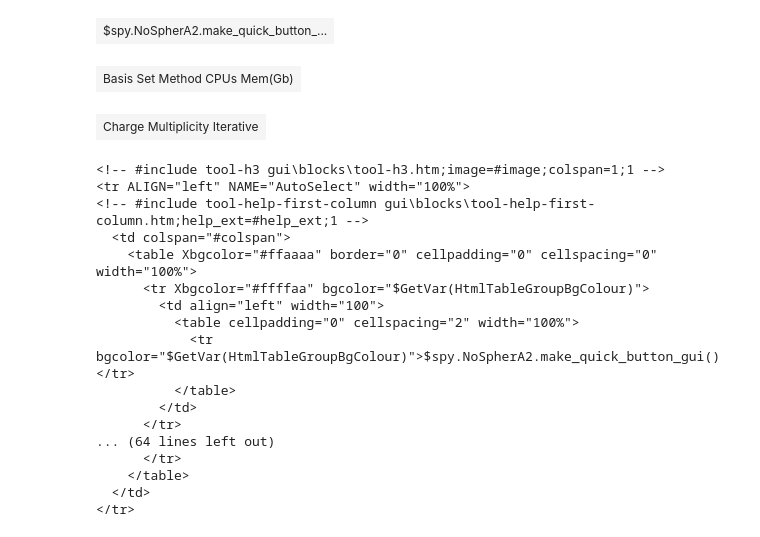
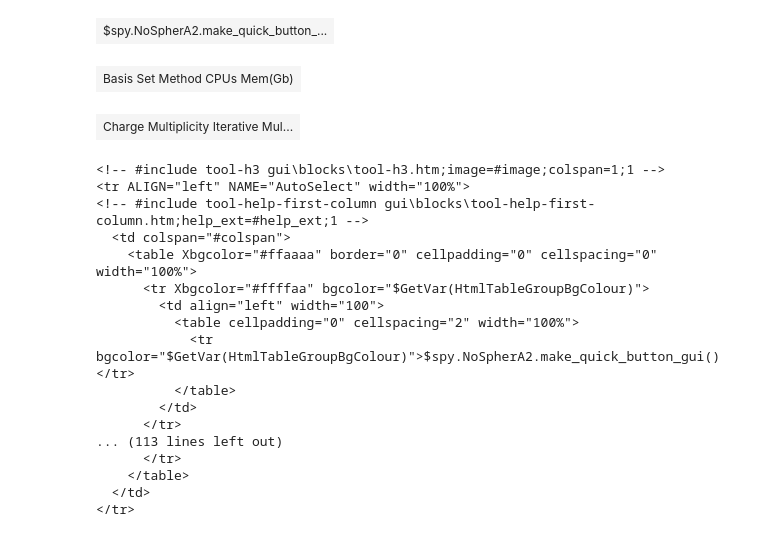
Before and after one commit to MilitaoLucas/PyOLXGUI, a Jupyter notebook: testing_complete_occ.ipynb, the cells around one changed output. Cells and saved outputs as stored; diff of their text form; code cells hidden in the pictures.

```diff
--- a/testing_complete_occ.ipynb
+++ b/testing_complete_occ.ipynb
@@ -17,7 +17,6 @@ from math import floor
 sec = H3Section()
 sec.preview_width = "100%"
 config = TableConfig()
-# config.children_width = f"{floor(100*1/4)}%"
 config.tr2_parameters["bgcolor"] = "$GetVar(HtmlTableGroupBgColour)"
 line1 = Line("AutoSelect", config=config)
 line1.add("$spy.NoSpherA2.make_quick_button_gui()")
@@ -50,39 +49,60 @@ memory = InputText("NoSpherA2_mem",
                    txt_label="Mem(Gb)",
                    value="spy.GetParam('snum.NoSpherA2.mem')",
                    onchange="spy.SetParam('snum.NoSpherA2.mem', html.GetValue('~name~'))",
-                   label_left=True, tdwidth="20%")
+                   tdwidth="20%"
+                   )
 line2.add(basis_set, method, CPUs, memory)
 sec.add(line2)
+config.table2_parameters["width"] = "100%"
 line3 = Line("third", config=config)
 charge_spin = InputSpinner("SET_CHARGE",
                            txt_label="Charge",
                            value='$spy.GetParam(snum.NoSpherA2.charge)',
                            onchange='spy.SetParam(snum.NoSpherA2.charge,html.GetValue(~name~))',
-                           label_left=True,
+                           width="100%"
                            )
 
 multiplicity_spin = InputSpinner(bgcolor="spy.GetParam(gui.html.input_bg_colour)",
                                  min='1',
                                  txt_label="Multiplicity",
                                  name='SET_SNUM_MULTIPLICITY',
                                  value='$spy.GetParam(snum.NoSpherA2.multiplicity)',
                                  onchange="spy.SetParam(snum.NoSpherA2.multiplicity,html.GetValue(~name~))",
-                                 label_left=True,
-                           )
+                                 width="100%"
+                                 )
 checkbox = InputCheckbox(name="Iterative",
                          txt_label="Iterative",
                          checked="spy.GetParam('snum.NoSpherA2.full_HAR')",
                          oncheck="spy.NoSpherA2.toggle_full_HAR()",
                          bgcolor="GetVar(HtmlTableFirstcolColour)",
                          onuncheck="spy.NoSpherA2.toggle_full_HAR()",
+                         tdwidth=None
+                         )
+
+max_cycles = InputSpinner(bgcolor="spy.GetParam(gui.html.input_bg_colour)",
+                          min='1',
+                          txt_label="Multiplicity",
+                          name='SET_SNUM_MULTIPLICITY',
+                          value='$spy.GetParam(snum.NoSpherA2.multiplicity)',
+                          onchange="spy.SetParam(snum.NoSpherA2.multiplicity,html.GetValue(~name~))",
+                          width="100%",
+                          hidden=True
+                          )
+
+link_button = InputLinkButton(name="link_button",
+                              value="Update .tsc & .wfn",
+                              onclick="spy.NoSpherA2.launch() >> html.Update()",
+                              bgcolor="GetVar(HtmlTableFirstcolColour)"
 )
-line3.add(charge_spin, multiplicity_spin, checkbox)
+
+line3.add(charge_spin, multiplicity_spin, checkbox)#, max_cycles)
+line3.add(ignore(max_cycles, test="spy.GetParam('snum.NoSpherA2.full_HAR')"))
 sec.add(line3)
 sec
 # %% [output]
 | $spy.NoSpherA2.make_quick_button_... |
 | Basis Set Method CPUs Mem(Gb) |
-| Charge Multiplicity Iterative |
+| Charge Multiplicity Iterative Mul... |
 # %%
 with open("h3-refine_NoSpherA2-tests.htm", "w") as f:
     f.write(str(sec))
@@ -102,7 +122,7 @@ sec.html_preview()
           </table>
         </td>
       </tr>
-... (64 lines left out)
+... (113 lines left out)
       </tr>
     </table>
   </td>
```
Also changed, not shown: parts of 3 cells of this notebook, 2 other files.
